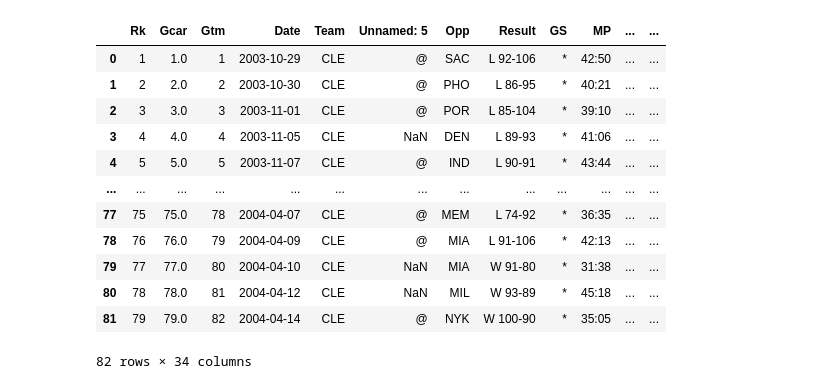
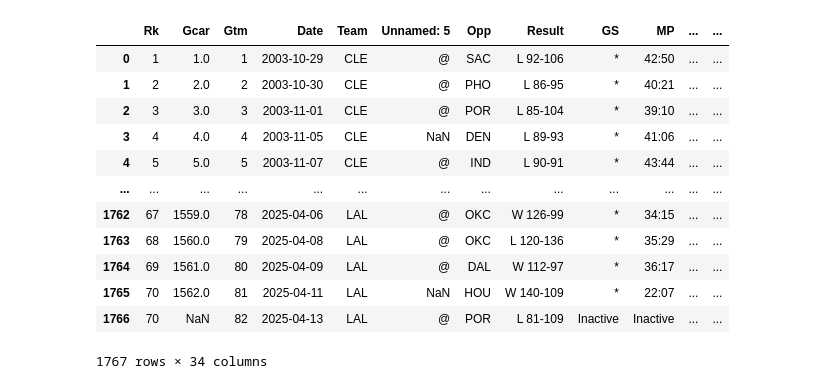
Before and after one commit to nicolastoon/basketball-analysis, a Jupyter notebook: lebron-james.ipynb, the cells around one changed output. Cells and saved outputs as stored; diff of their text form; code cells hidden in the pictures.

Commit message:
differences in load management games and normal games found

```diff
--- a/lebron-james.ipynb
+++ b/lebron-james.ipynb
@@ -8,24 +9,41 @@ from IPython.display import display
 def display_full(df):
     with pd.option_context('display.max_rows', None, 'display.max_columns', None):
         display(df)
+# %%
+def dateify(df):
+    df['Date'] = pd.to_datetime(df['Date'])
+    return df
+
+def minutes_played(df):
+    df['MP'] = df['MP'].str[:-3].astype(int) + (df['MP'].str[-2:].astype(int) / 60)
+    return df
+
+# def _find_diff(arr):
+#     return abs(int(arr[1]) - int(arr[0]))
+
+# def game_differential(df):
+#     df['game_diff'] = df['Result'].apply(lambda x: _find_diff(re.findall(r'\d+-|-\d+', x)))
+#     return df
 # %%
-seasons = {}
+career = pd.DataFrame()
 for file in os.listdir('lebron-james'):
-    year = int(file[:2] + file[-6:-4])
-    seasons[year] = pd.read_csv(f'lebron-james/{file}')
+    df = pd.read_csv(f'lebron-james/{file}')
+    career = pd.concat([career, df])
-# %%
-seasons[2004]
-# %% [output]
-|  | Rk | Gcar | Gtm | Date | Team | Unnamed: 5 | Opp | Result | GS | MP | ... | ... |
-| 0 | 1 | 1.0 | 1 | 2003-10-29 | CLE | @ | SAC | L 92-106 | * | 42:50 | ... | ... |
-| 1 | 2 | 2.0 | 2 | 2003-10-30 | CLE | @ | PHO | L 86-95 | * | 40:21 | ... | ... |
-| 2 | 3 | 3.0 | 3 | 2003-11-01 | CLE | @ | POR | L 85-104 | * | 39:10 | ... | ... |
-| 3 | 4 | 4.0 | 4 | 2003-11-05 | CLE | NaN | DEN | L 89-93 | * | 41:06 | ... | ... |
-| 4 | 5 | 5.0 | 5 | 2003-11-07 | CLE | @ | IND | L 90-91 | * | 43:44 | ... | ... |
-| ... | ... | ... | ... | ... | ... | ... | ... | ... | ... | ... | ... | ... |
-| 77 | 75 | 75.0 | 78 | 2004-04-07 | CLE | @ | MEM | L 74-92 | * | 36:35 | ... | ... |
-| 78 | 76 | 76.0 | 79 | 2004-04-09 | CLE | @ | MIA | L 91-106 | * | 42:13 | ... | ... |
-| 79 | 77 | 77.0 | 80 | 2004-04-10 | CLE | NaN | MIA | W 91-80 | * | 31:38 | ... | ... |
-| 80 | 78 | 78.0 | 81 | 2004-04-12 | CLE | NaN | MIL | W 93-89 | * | 45:18 | ... | ... |
-| 81 | 79 | 79.0 | 82 | 2004-04-14 | CLE | @ | NYK | W 100-90 | * | 35:05 | ... | ... |
-82 rows × 34 columns
+# %%
+career = career.pipe(dateify)
+career = career.reset_index(drop=True)
+career
+# %% [output]
+|  | Rk | Gcar | Gtm | Date | Team | Unnamed: 5 | Opp | Result | GS | MP | ... | ... |
+| 0 | 1 | 1.0 | 1 | 2003-10-29 | CLE | @ | SAC | L 92-106 | * | 42:50 | ... | ... |
+| 1 | 2 | 2.0 | 2 | 2003-10-30 | CLE | @ | PHO | L 86-95 | * | 40:21 | ... | ... |
+| 2 | 3 | 3.0 | 3 | 2003-11-01 | CLE | @ | POR | L 85-104 | * | 39:10 | ... | ... |
+| 3 | 4 | 4.0 | 4 | 2003-11-05 | CLE | NaN | DEN | L 89-93 | * | 41:06 | ... | ... |
+| 4 | 5 | 5.0 | 5 | 2003-11-07 | CLE | @ | IND | L 90-91 | * | 43:44 | ... | ... |
+| ... | ... | ... | ... | ... | ... | ... | ... | ... | ... | ... | ... | ... |
+| 1762 | 67 | 1559.0 | 78 | 2025-04-06 | LAL | @ | OKC | W 126-99 | * | 34:15 | ... | ... |
+| 1763 | 68 | 1560.0 | 79 | 2025-04-08 | LAL | @ | OKC | L 120-136 | * | 35:29 | ... | ... |
+| 1764 | 69 | 1561.0 | 80 | 2025-04-09 | LAL | @ | DAL | W 112-97 | * | 36:17 | ... | ... |
+| 1765 | 70 | 1562.0 | 81 | 2025-04-11 | LAL | NaN | HOU | W 140-109 | * | 22:07 | ... | ... |
+| 1766 | 70 | NaN | 82 | 2025-04-13 | LAL | @ | POR | L 81-109 | Inactive | Inactive | ... | ... |
+1767 rows × 34 columns
```
Also changed, not shown: parts of 9 cells of this notebook, 1 other file.
